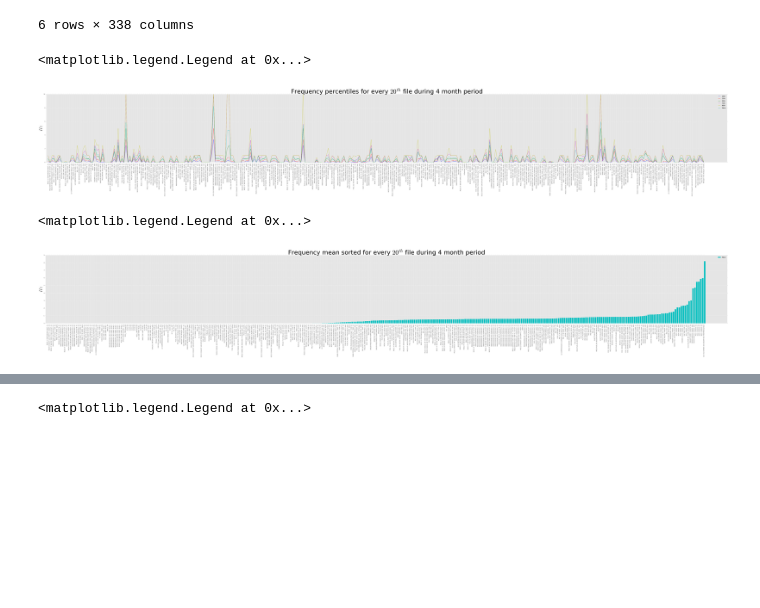
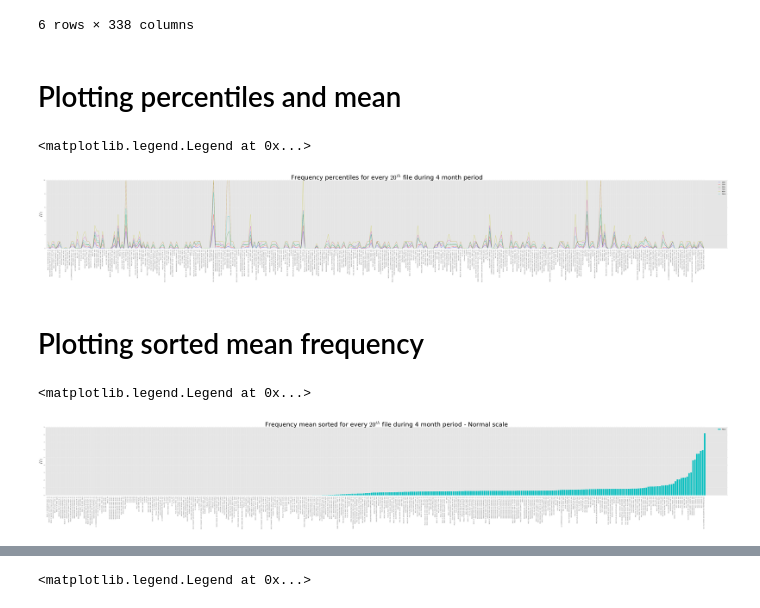
Before and after one commit to erlingpaulsen/bigdata, a Jupyter notebook: frequency/frequency_analysis_new.ipynb, the cells around one changed output, grey strips where cells are left out. Cells and saved outputs as stored; diff of their text form; code cells hidden in the pictures; blank space fills up the shorter version.

Commit message:
More frequency analysis

```diff
--- a/frequency/frequency_analysis_new.ipynb
+++ b/frequency/frequency_analysis_new.ipynb
@@ -26,6 +33,8 @@ df
 | 90th | 1.000000 | 0.000046 | 1.000000 | 1.000000 | ... |
 | Mean | 0.540679 | 0.000046 | 0.482008 | 0.555661 | ... |
 6 rows × 338 columns
+# %% [markdown]
+# Plotting percentiles and mean
 # %%
 color = ['b', 'r', 'g', 'm', 'y', 'c']
 
@@ -44,18 +53,20 @@ ax.legend()
 # %% [output]
 <matplotlib.legend.Legend at 0x...>
 [figure]
+# %% [markdown]
+# Plotting sorted mean frequency
 # %%
 fig2 = plt.figure(figsize=(100,10))
 ax2 = fig2.add_subplot(111)
 
 df_sorted_mean = df.T.sort_values('Mean', ascending=True).T
 ax2.bar(x, df_sorted_mean.loc['Mean'], color=color[5], label='Mean')
 
 ax2.set_xticks(x)
 ax2.set_xticklabels([ds.tagno2name(tag) for tag in df_sorted_mean.columns], rotation='vertical')
-ax2.set_title('Frequency mean sorted for every $20^{th}$ file during 4 month period', fontsize = 50)
+ax2.set_title('Frequency mean sorted for every $20^{th}$ file during 4 month period - Normal scale', fontsize = 50)
 ax2.set_ylabel('$Hz$', fontsize = 36)
 ax2.legend()
 # %% [output]
 <matplotlib.legend.Legend at 0x...>
-[figure, old version]
+[figure, new version]
```
Also changed, not shown: parts of 14 cells of this notebook, 18 other files.
